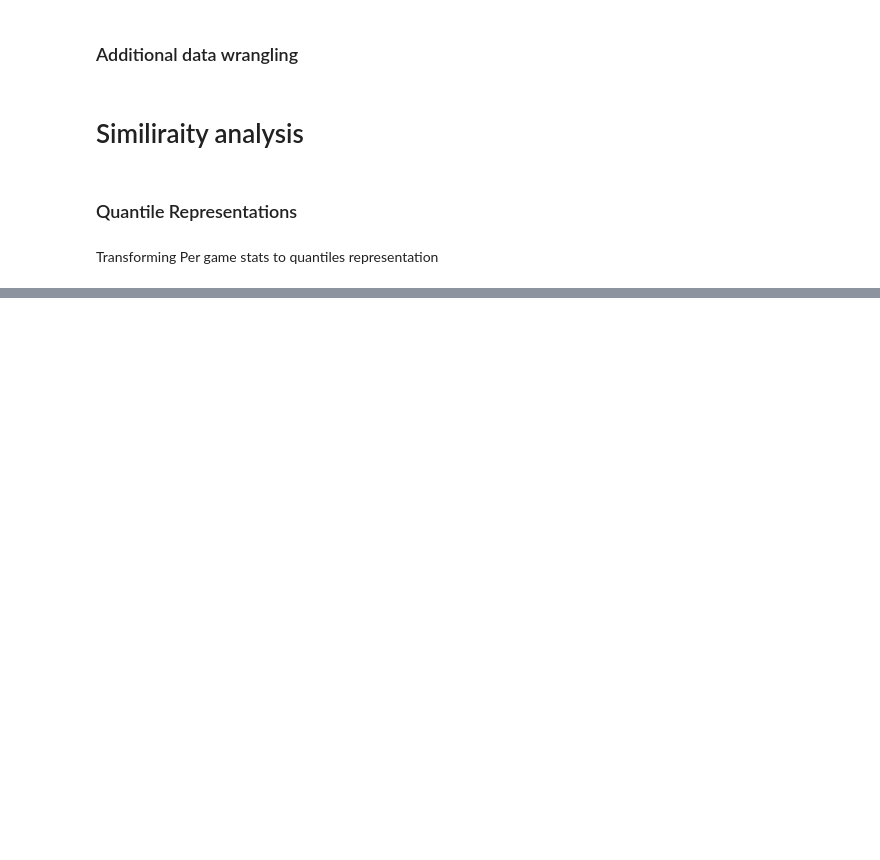
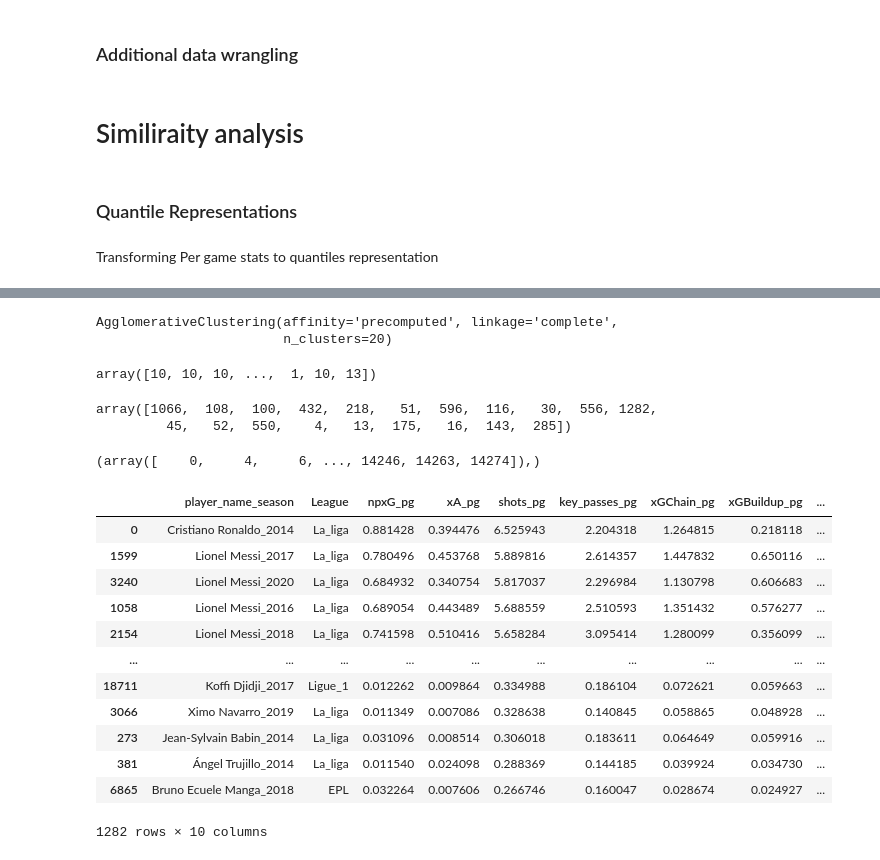
Before and after one commit to eitanzimmerman/FBA, a Jupyter notebook: notebooks/understat _player_similarity/Players Similiarity.ipynb, the cells around one changed output, grey strips where cells are left out. Cells and saved outputs as stored; diff of their text form; code cells hidden in the pictures; blank space fills up the shorter version.

```diff
--- a/notebooks/understat _player_similarity/Players Similiarity.ipynb
+++ b/notebooks/understat _player_similarity/Players Similiarity.ipynb
@@ -293,0 +175,2 @@ AttributeError: module 'scipy.stats' has no attribute 'cdf'
+# %%
+dist = 1 - cosine_similarity(analysis_df.iloc[:, 2:].to_numpy())
@@ -293,0 +181,12 @@ AttributeError: module 'scipy.stats' has no attribute 'cdf'
+# %%
+import numpy as np
+from sklearn.cluster import AgglomerativeClustering
+
+
+#cluster = AgglomerativeClustering(affinity='precomputed', linkage='complete')
+#cluster = AgglomerativeClustering(affinity='precomputed', linkage='average')
+cluster = AgglomerativeClustering(affinity='precomputed', linkage='complete', n_clusters=20)
+cluster.fit(dist)
+# %% [output]
+AgglomerativeClustering(affinity='precomputed', linkage='complete',
+                        n_clusters=20)
@@ -293,0 +195,29 @@ AttributeError: module 'scipy.stats' has no attribute 'cdf'
+# %%
+cluster.labels_
+# %% [output]
+array([10, 10, 10, ...,  1, 10, 13])
+# %%
+counts
+# %% [output]
+array([1066,  108,  100,  432,  218,   51,  596,  116,   30,  556, 1282,
+         45,   52,  550,    4,   13,  175,   16,  143,  285])
+# %%
+np.where(cluster.labels_ == 47)[0]
+# %% [output]
+(array([    0,     4,     6, ..., 14246, 14263, 14274]),)
+# %%
+analysis_df.iloc[np.where(cluster.labels_ == 10)[0]].sort_values('shots_pg', ascending=False)
+# %% [output]
+|  | player_name_season | League | npxG_pg | xA_pg | shots_pg | key_passes_pg | xGChain_pg | xGBuildup_pg | ... |
+| 0 | Cristiano Ronaldo_2014 | La_liga | 0.881428 | 0.394476 | 6.525943 | 2.204318 | 1.264815 | 0.218118 | ... |
+| 1599 | Lionel Messi_2017 | La_liga | 0.780496 | 0.453768 | 5.889816 | 2.614357 | 1.447832 | 0.650116 | ... |
+| 3240 | Lionel Messi_2020 | La_liga | 0.684932 | 0.340754 | 5.817037 | 2.296984 | 1.130798 | 0.606683 | ... |
+| 1058 | Lionel Messi_2016 | La_liga | 0.689054 | 0.443489 | 5.688559 | 2.510593 | 1.351432 | 0.576277 | ... |
+| 2154 | Lionel Messi_2018 | La_liga | 0.741598 | 0.510416 | 5.658284 | 3.095414 | 1.280099 | 0.356099 | ... |
+| ... | ... | ... | ... | ... | ... | ... | ... | ... | ... |
+| 18711 | Koffi Djidji_2017 | Ligue_1 | 0.012262 | 0.009864 | 0.334988 | 0.186104 | 0.072621 | 0.059663 | ... |
+| 3066 | Ximo Navarro_2019 | La_liga | 0.011349 | 0.007086 | 0.328638 | 0.140845 | 0.058865 | 0.048928 | ... |
+| 273 | Jean-Sylvain Babin_2014 | La_liga | 0.031096 | 0.008514 | 0.306018 | 0.183611 | 0.064649 | 0.059916 | ... |
+| 381 | Ángel Trujillo_2014 | La_liga | 0.011540 | 0.024098 | 0.288369 | 0.144185 | 0.039924 | 0.034730 | ... |
+| 6865 | Bruno Ecuele Manga_2018 | EPL | 0.032264 | 0.007606 | 0.266746 | 0.160047 | 0.028674 | 0.024927 | ... |
+1282 rows × 10 columns
```
Also changed, not shown: parts of 21 cells of this notebook, 1 other file.
